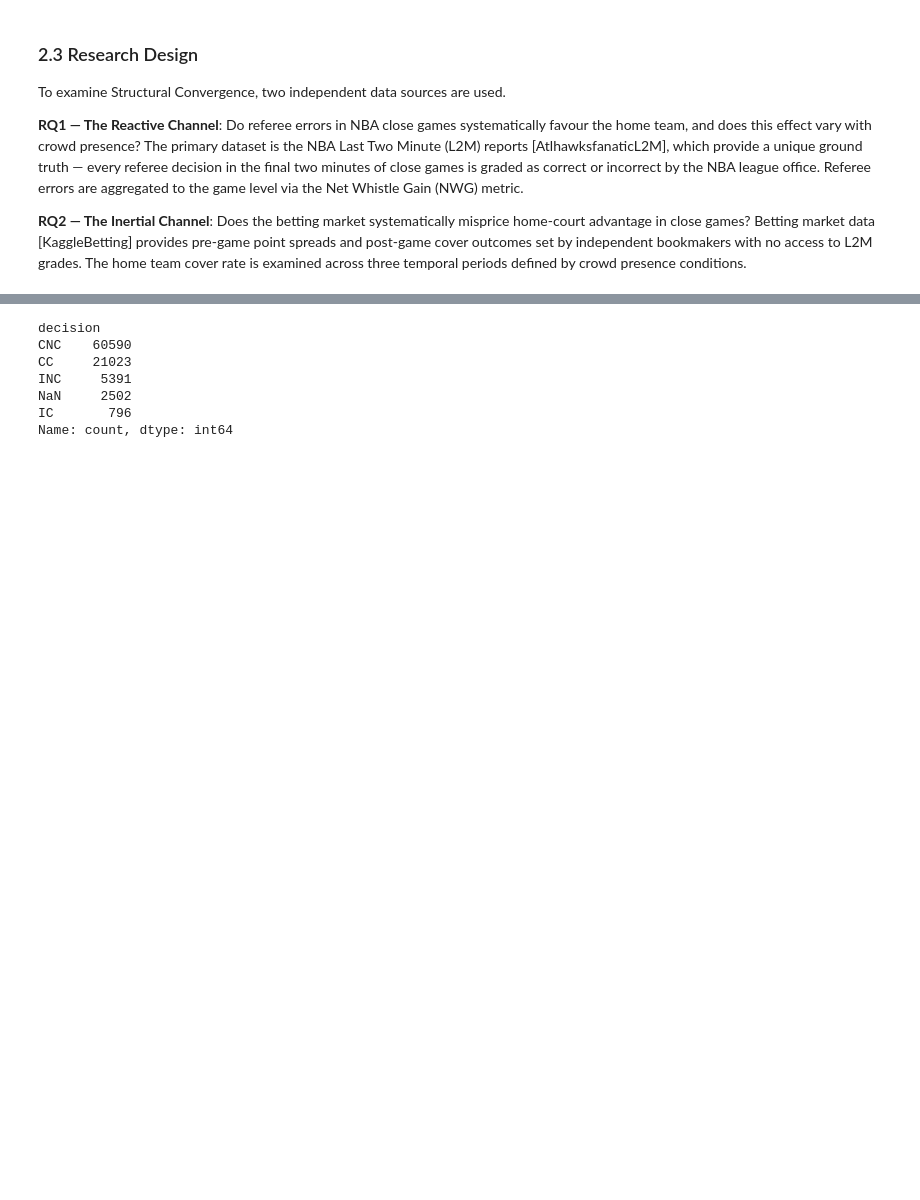
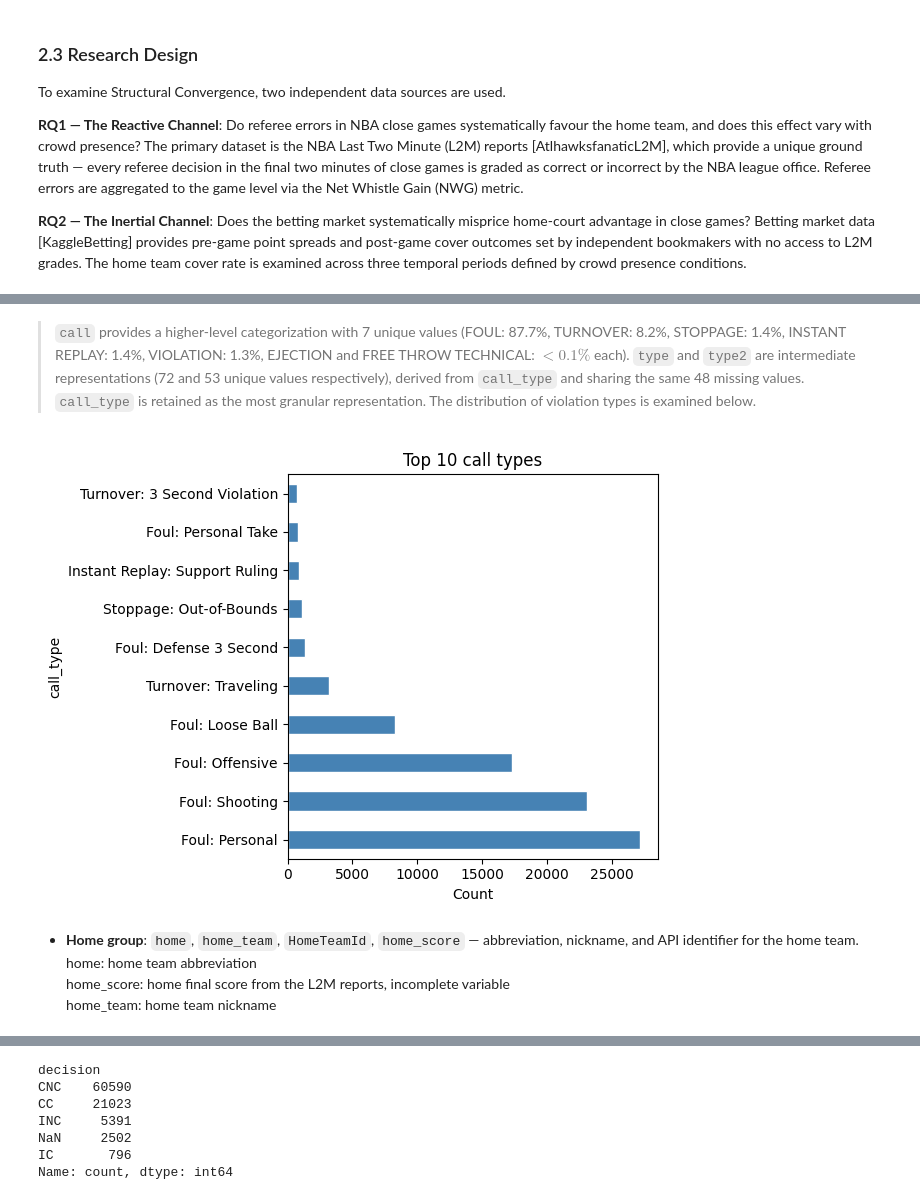
Before and after one commit to RoumenNikolov/decision-bias-study, a Jupyter notebook: bias_analysis.ipynb, the cells around one changed output, grey strips where cells are left out. Drawn from its saved outputs; the diff is of its cells as text; code cells hidden in the pictures; blank space fills up the shorter version.

```diff
--- a/bias_analysis.ipynb
+++ b/bias_analysis.ipynb
@@ -386,0 +605,16 @@ print(nba_data[nba_data.duplicated(keep=False)]['gid'].unique())
+# %% [markdown]
+> `call` provides a higher-level categorization with 7 unique values (FOUL: 87.7%, TURNOVER: 8.2%, STOPPAGE: 1.4%, INSTANT REPLAY: 1.4%, VIOLATION: 1.3%, EJECTION and FREE THROW TECHNICAL: $<0.1\%$ each). `type` and `type2` are intermediate representations (72 and 53 unique values respectively), derived from `call_type` and sharing the same 48 missing values. `call_type` is retained as the most granular representation. The distribution of violation types is examined below.
+# %%
+nba_data['call_type'].value_counts().head(10).plot(
+    kind='barh', color='steelblue', edgecolor='white')
+plt.title('Top 10 call types')
+plt.xlabel('Count')
+plt.tight_layout()
+plt.show()
+# %% [output]
+[figure, added]
+# %% [markdown]
+* **Home group**: `home`, `home_team`, `HomeTeamId`, `home_score` — abbreviation, nickname, and API identifier for the home team.
+home: home team abbreviation
+home_score: home final score from the L2M reports, incomplete variable
+home_team: home team nickname
```
Also changed, not shown: parts of 137 cells of this notebook, 3 other files.
